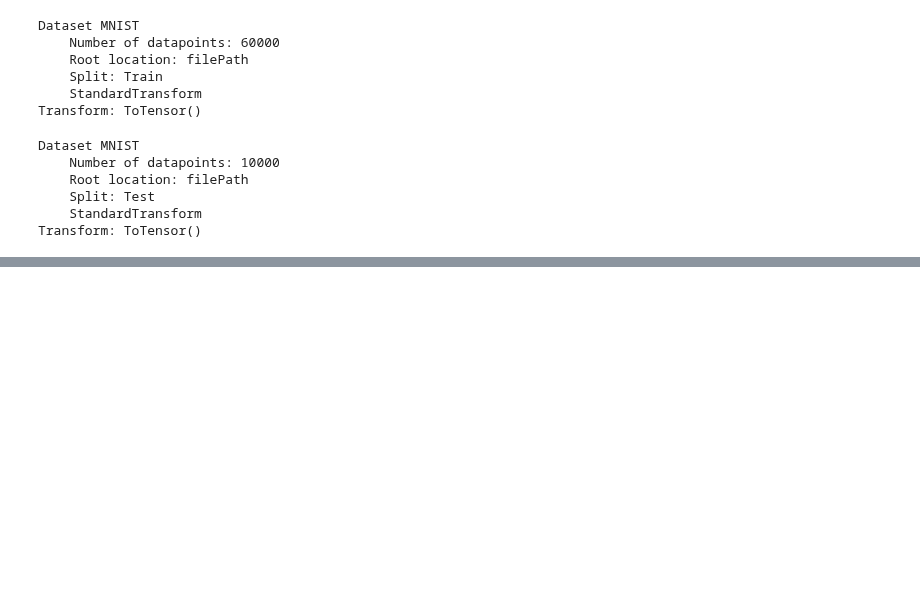
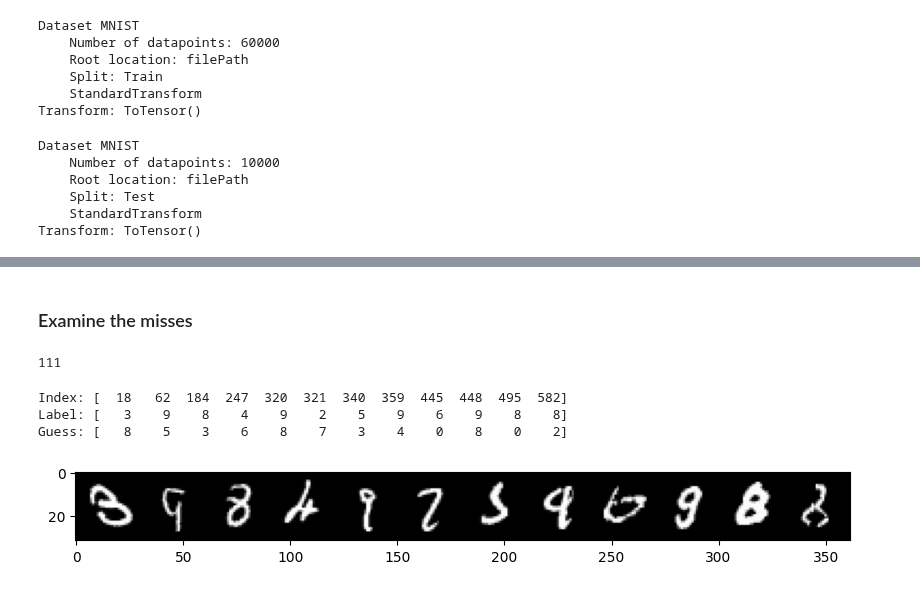
Before and after one commit to gc2321/3546-Deep-Learning, a Jupyter notebook: pytorch/1_8_cnn_minst_classification.ipynb, the cells around one changed output, grey strips where cells are left out. Drawn from its saved outputs; the diff is of its cells as text; code cells hidden in the pictures; blank space fills up the shorter version.

```diff
--- a/pytorch/1_8_cnn_minst_classification.ipynb
+++ b/pytorch/1_8_cnn_minst_classification.ipynb
@@ -78,0 +291,2 @@ Transform: ToTensor()
+# %%
+test_load_all = DataLoader(test_data, batch_size=10000, shuffle=False)
@@ -78,0 +324,31 @@ Transform: ToTensor()
+# %% [markdown]
+### Examine the misses
+# %%
+misses = np.array([])
+for i in range(len(predicted.view(-1))):
+    if predicted[i] != y_test[i]:
+        misses = np.append(misses,i).astype('int64')
+
+# Display the number of misses
+len(misses)
+# %% [output]
+111
+# %%
+# Set up an iterator to feed batched rows
+r = 12   # row size
+row = iter(np.array_split(misses,len(misses)//r+1))
+# %%
+nextrow = next(row)
+print("Index:", nextrow)
+print("Label:", y_test.index_select(0,torch.tensor(nextrow)).numpy())
+print("Guess:", predicted.index_select(0,torch.tensor(nextrow)).numpy())
+
+images = X_test.index_select(0,torch.tensor(nextrow))
+im = make_grid(images, nrow=r)
+plt.figure(figsize=(10,4))
+plt.imshow(np.transpose(im.numpy(), (1, 2, 0)));
+# %% [output]
+Index: [  18   62  184  247  320  321  340  359  445  448  495  582]
+Label: [   3    9    8    4    9    2    5    9    6    9    8    8]
+Guess: [   8    5    3    6    8    7    3    4    0    8    0    2]
+[figure, added]
```
Also changed, not shown: parts of 29 cells of this notebook.
